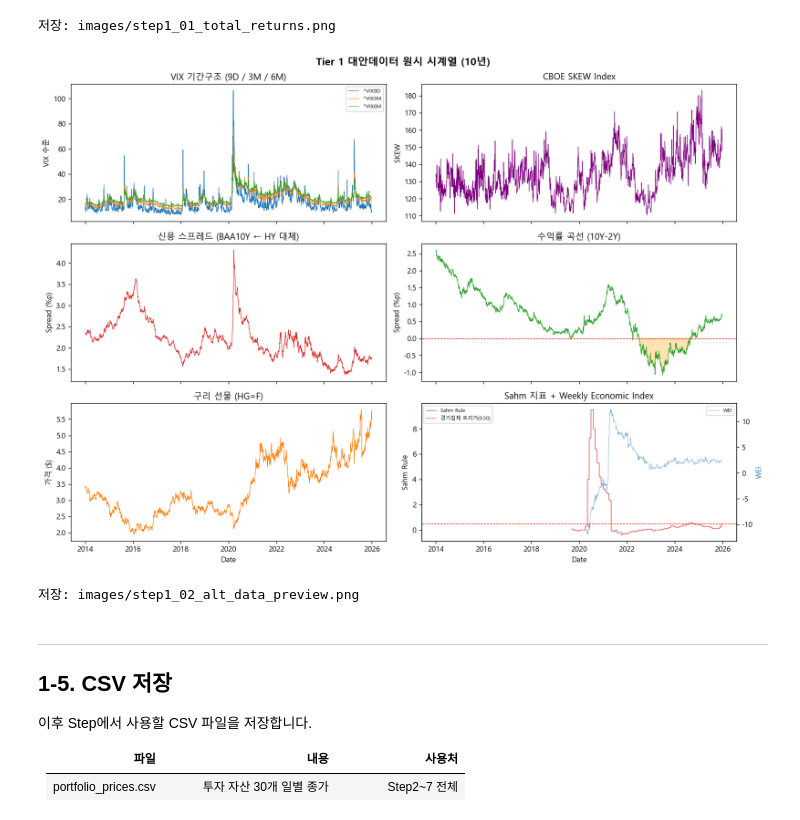
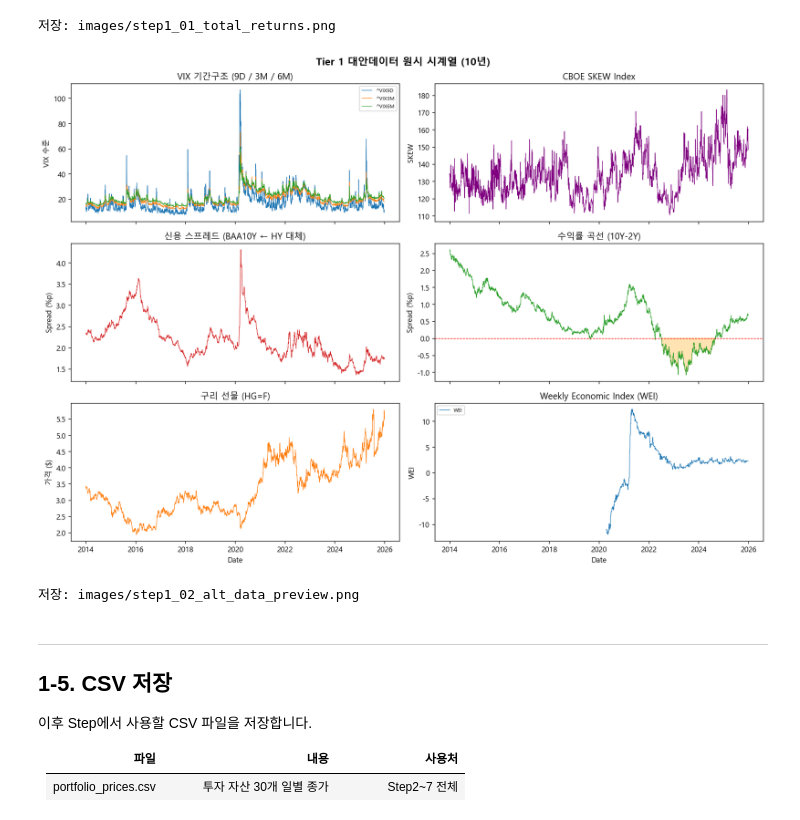
Before and after one commit to sybeom528/finance_project, a Jupyter notebook: 김재천/Guide/Step1_Data_Collection.ipynb, the cells around one changed output. Saved outputs shown, nothing was run; the diff lists cells and outputs as text; code cells hidden in the pictures.

```diff
--- a/김재천/Guide/Step1_Data_Collection.ipynb
+++ b/김재천/Guide/Step1_Data_Collection.ipynb
@@ -316,7 +316,6 @@ ALT_FRED = {
     'T10Y2Y':       '10Y-2Y 수익률 곡선 스프레드',
     'ICSA':         '신규 실업수당 청구 (주간)',
     'WEI':          'Weekly Economic Index (주간)',
-    'SAHMREALTIME': 'Sahm 경기침체 지표 (월간)',
 }
 
 # ── 기존 FRED 매크로 (3개) ──
@@ -860,43 +870,39 @@ ax = axes[1, 0]
 ax.plot(df_fred.index, df_fred['BAA10Y'], linewidth=0.7, color='#d62728')
 ax.set_title('신용 스프레드 (BAA10Y ← HY 대체)')
 ax.set_ylabel('Spread (%p)')
 
 # 수익률 곡선
 ax = axes[1, 1]
 ax.plot(df_fred.index, df_fred['T10Y2Y'], linewidth=0.7, color='#2ca02c')
 ax.axhline(0, color='red', linestyle='--', linewidth=0.8)
 ax.fill_between(df_fred.index, df_fred['T10Y2Y'], 0,
                 where=df_fred['T10Y2Y'] < 0, color='orange', alpha=0.3)
 ax.set_title('수익률 곡선 (10Y-2Y)')
 ax.set_ylabel('Spread (%p)')
 
 # 구리 선물
 ax = axes[2, 0]
 if 'HG=F' in df_ext_alt.columns:
     ax.plot(df_ext_alt.index, df_ext_alt['HG=F'], linewidth=0.7, color='#ff7f0e')
 ax.set_title('구리 선물 (HG=F)')
 ax.set_ylabel('가격 ($)')
 ax.set_xlabel('Date')
 
-# Sahm + WEI
+# Weekly Economic Index (실물경기 nowcast)
+# TODO(v5): 추가 실물경기 트리거 검토 (UNRATE z-score, claims_zscore 등)
 ax = axes[2, 1]
-ax.plot(df_fred.index, df_fred['SAHMREALTIME'], linewidth=0.7, color='#d62728', label='Sahm Rule')
-ax.axhline(0.5, color='red', linestyle='--', linewidth=0.8, label='경기침체 트리거(0.50)')
-ax2 = ax.twinx()
-ax2.plot(df_fred.index, df_fred['WEI'], linewidth=0.5, color='#1f77b4', alpha=0.6, label='WEI')
-ax2.set_ylabel('WEI', color='#1f77b4')
-ax.set_title('Sahm 지표 + Weekly Economic Index')
-ax.set_ylabel('Sahm Rule')
+ax.plot(df_fred.index, df_fred['WEI'], linewidth=0.7, color='#1f77b4', label='WEI')
+ax.set_title('Weekly Economic Index (WEI)')
+ax.set_ylabel('WEI')
 ax.set_xlabel('Date')
 ax.legend(loc='upper left', fontsize=7)
-ax2.legend(loc='upper right', fontsize=7)
 
 plt.tight_layout()
 fig.savefig(os.path.join(IMG_DIR, 'step1_02_alt_data_preview.png'), bbox_inches='tight')
 plt.show()
 print('저장: images/step1_02_alt_data_preview.png')
 # %% [output]
-[figure, old version]
+[figure, new version]
 저장: images/step1_02_alt_data_preview.png
 # %% [markdown]
 ---
```
Also changed, not shown: parts of 14 cells of this notebook, 50 other files.
